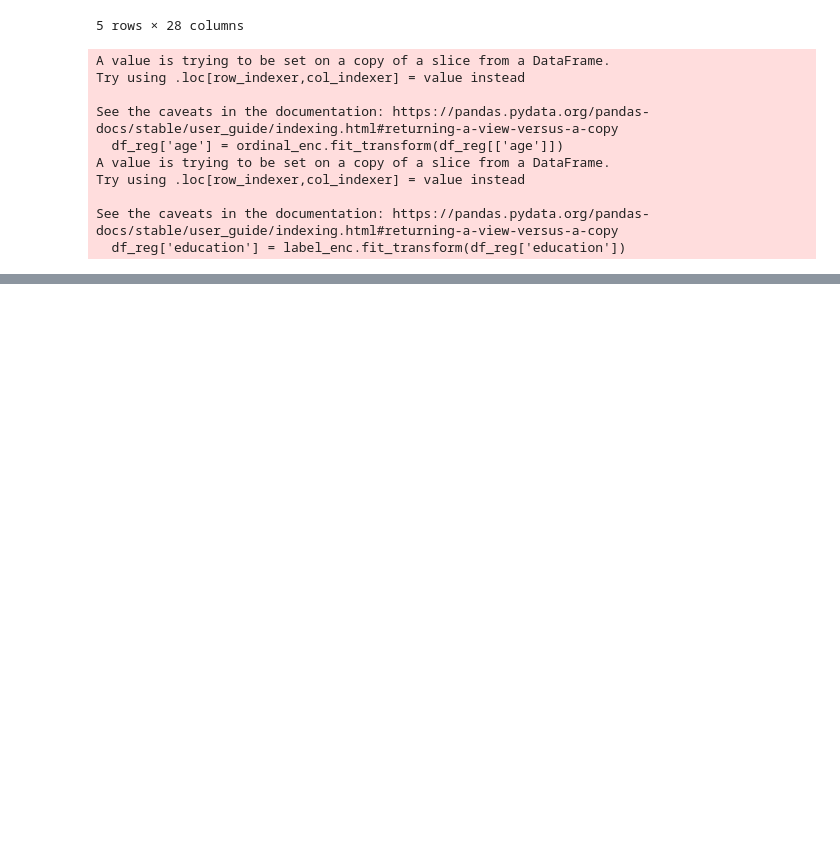
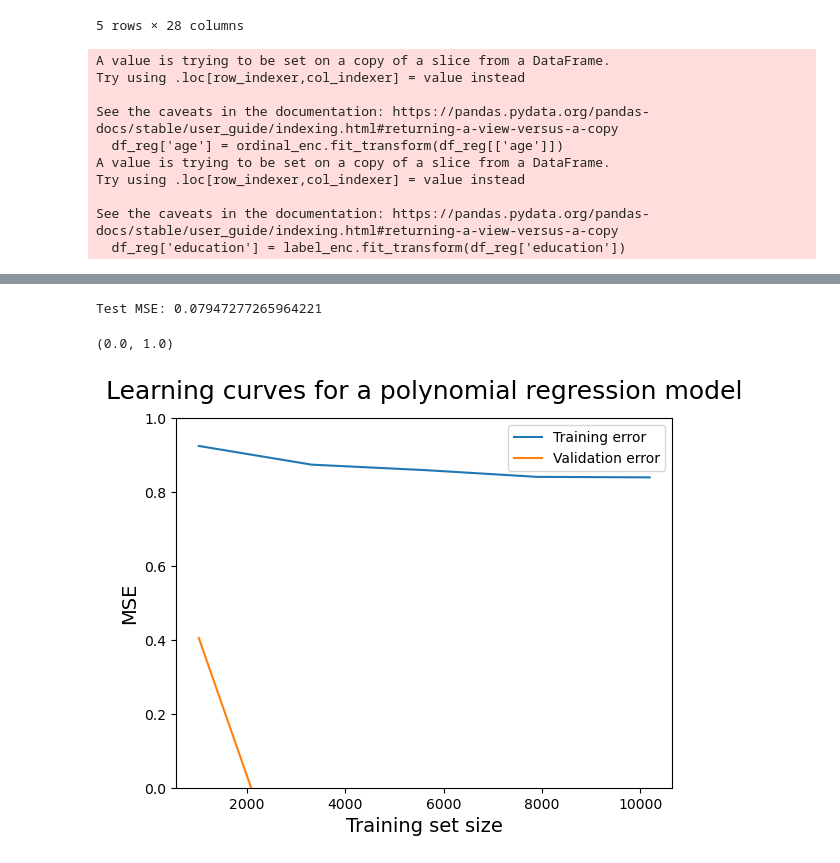
Before and after one commit to vivivaradi/socialdata2023, a Jupyter notebook: assignments/cph_vs_dk.ipynb, the cells around one changed output, grey strips where cells are left out. Cells and saved outputs as stored; diff of their text form; code cells hidden in the pictures; blank space fills up the shorter version.

```diff
--- a/assignments/cph_vs_dk.ipynb
+++ b/assignments/cph_vs_dk.ipynb
@@ -1232,0 +1324,37 @@ Test R-squared:  0.6349112459275983
+# %%
+# Fit the best model to the training data
+best_model = make_pipeline(PolynomialFeatures(2), LinearRegression())
+best_model.fit(X_train, y_train)
+
+# Predict on the test data
+y_pred = best_model.predict(X_test)
+
+# Calculate the Mean Squared Error on the test data
+mse_test = mean_squared_error(y_test, y_pred)
+
+print(f'Test MSE: {mse_test}')
+# %% [output]
+Test MSE: 0.07947277265964221
+# %%
+from sklearn.model_selection import learning_curve
+import matplotlib.pyplot as plt
+import numpy as np
+
+# Choose your model. This could be PolynomialFeatures with degree 2.
+model = make_pipeline(PolynomialFeatures(2), LinearRegression())
+
+train_sizes, train_scores, test_scores = learning_curve(model, X, y, cv=10)
+
+train_scores_mean = np.mean(train_scores, axis=1)
+test_scores_mean = np.mean(test_scores, axis=1)
+
+plt.plot(train_sizes, train_scores_mean, label='Training error')
+plt.plot(train_sizes, test_scores_mean, label='Validation error')
+plt.ylabel('MSE', fontsize=14)
+plt.xlabel('Training set size', fontsize=14)
+plt.title('Learning curves for a polynomial regression model', fontsize=18, y=1.03)
+plt.legend()
+plt.ylim(0,1)
+# %% [output]
+(0.0, 1.0)
+[figure, added]
```
Also changed, not shown: parts of 11 cells of this notebook, 6 other files.
